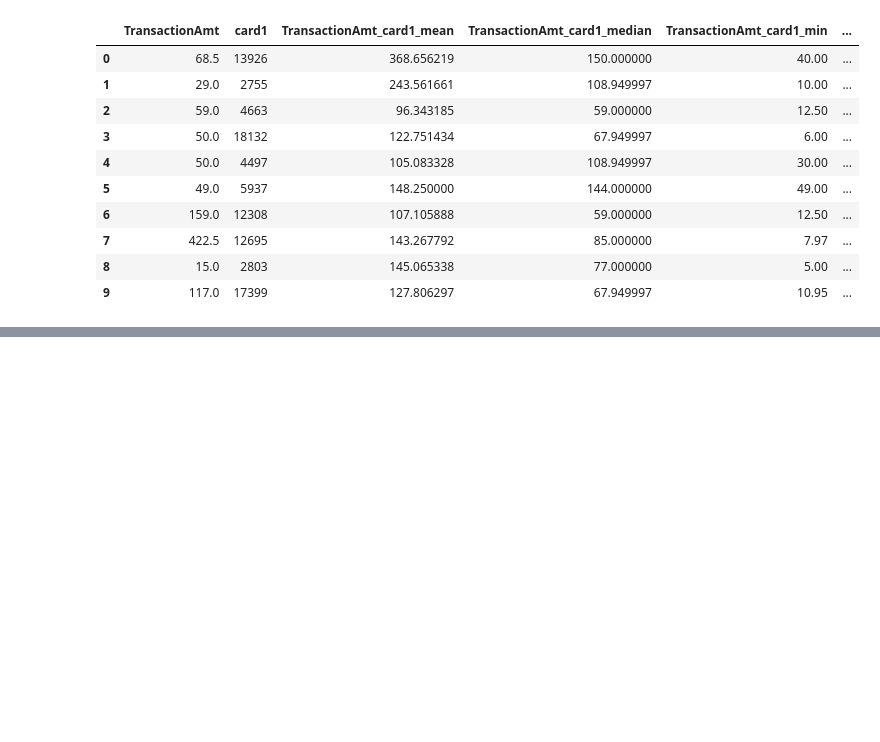
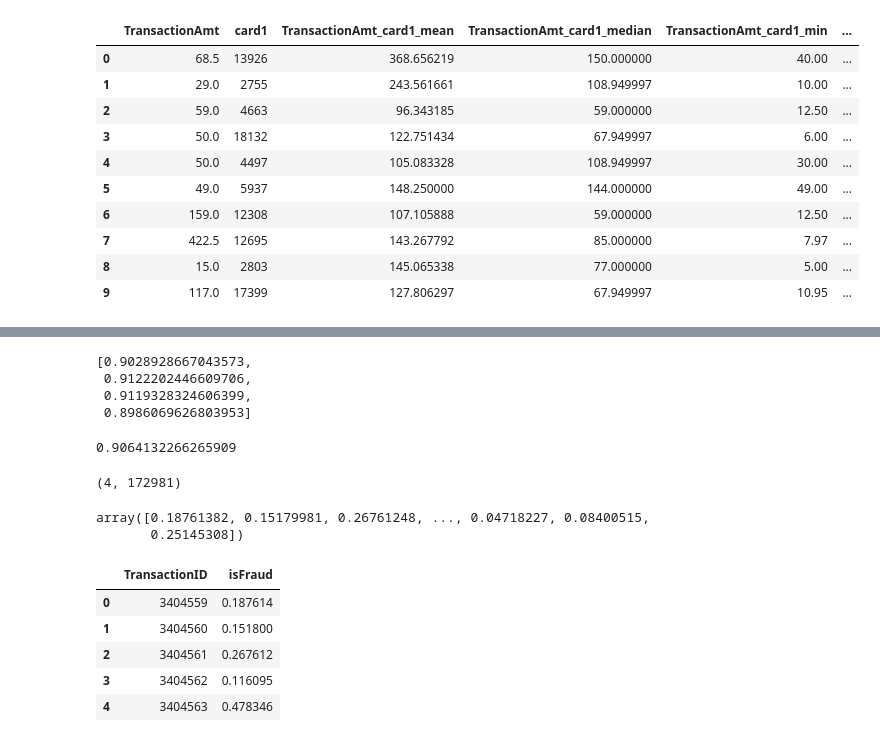
Before and after one commit to krsafonov/ml_nes_2021, a Jupyter notebook: kaggle_fraud/fraud_my_solution.ipynb, the cells around one changed output, grey strips where cells are left out. Saved outputs shown, nothing was run; the diff lists cells and outputs as text; code cells hidden in the pictures; blank space fills up the shorter version.

```diff
--- a/kaggle_fraud/fraud_my_solution.ipynb
+++ b/kaggle_fraud/fraud_my_solution.ipynb
@@ -252,31 +326,41 @@ True
 # %%
-%%time
-
-from catboost import CatBoostClassifier, Pool
-
 scores = []
 
 feature_importances = pd.DataFrame()
 feature_importances['feature'] = df_train.columns.drop('isFraud')
 
 test_preds = []
+test_preds_proba = []
 
 for i in range(len(folds_idx)):
+    X_train = df_train.drop(folds_idx[i], axis=0)
     y_train = X_train['isFraud'].values
     X_val = df_train.iloc[folds_idx[i]]
     y_val = X_val['isFraud'].values
     X_train = X_train.drop('isFraud', axis=1)
     X_val = X_val.drop('isFraud', axis=1)
 
-    pool_train = Pool(X_train, y_train, cat_features=cat_features)
-    pool_eval = Pool(X_val, y_val, cat_features=cat_features)
-    CatBoost_model = CatBoostClassifier().fit(pool_train, eval_set=pool_eval, verbose=100)
+    CatBoost_model = CatBoostClassifier(
+        iterations=2000,
+        task_type="GPU",
+        eval_metric="AUC"
+    )
+
+    CatBoost_model.fit(
+        X_train, y_train,
+        cat_features=cat_features,
+        eval_set=(X_val, y_val),
+        early_stopping_rounds=200,
+        verbose=200
+    )
 
     feature_importances['fold_{}'.format(i)] = CatBoost_model.feature_importances_
 
-    y_pred = CatBoost_model.predict(X_val)
+    y_pred = CatBoost_model.predict_proba(X_val)[:, 1]
     score_fold = roc_auc_score(y_val, y_pred)
     scores.append(score_fold)
     y_test_pred = CatBoost_model.predict(df_test)
+    y_test_pred_proba = CatBoost_model.predict_proba(df_test)[:, 1]
     test_preds.append(y_test_pred)
+    test_preds_proba.append(y_test_pred_proba)
 # %% [output]
@@ -285,0 +385,31 @@ KeyboardInterrupt:
+# %%
+scores
+# %% [output]
+[0.9028928667043573,
+ 0.9122202446609706,
+ 0.9119328324606399,
+ 0.8986069626803953]
+# %%
+np.mean(scores)
+# %% [output]
+0.9064132266265909
+# %%
+np.array(test_preds_proba).shape
+# %% [output]
+(4, 172981)
+# %%
+final_pred = np.average(test_preds_proba, axis=0)
+final_pred
+# %% [output]
+array([0.18761382, 0.15179981, 0.26761248, ..., 0.04718227, 0.08400515,
+       0.25145308])
+# %%
+sub = pd.DataFrame({'TransactionID': sample_submission['TransactionID'], 'isFraud': final_pred})
+sub.head()
+# %% [output]
+|  | TransactionID | isFraud |
+| 0 | 3404559 | 0.187614 |
+| 1 | 3404560 | 0.151800 |
+| 2 | 3404561 | 0.267612 |
+| 3 | 3404562 | 0.116095 |
+| 4 | 3404563 | 0.478346 |
```
Also changed, not shown: parts of 20 cells of this notebook.
